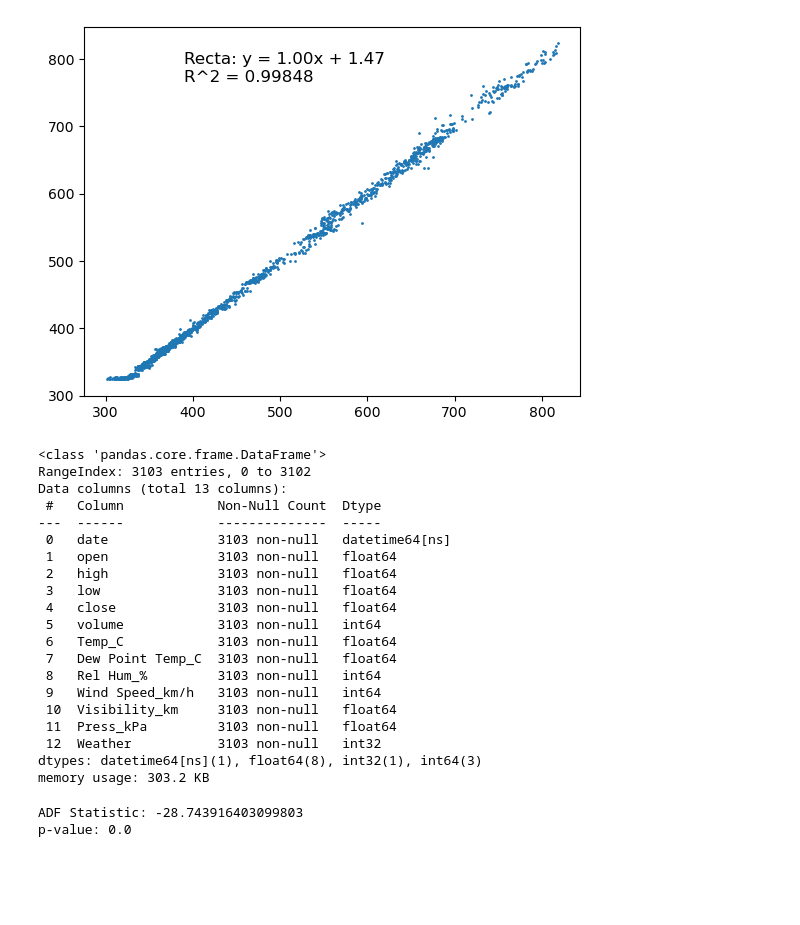
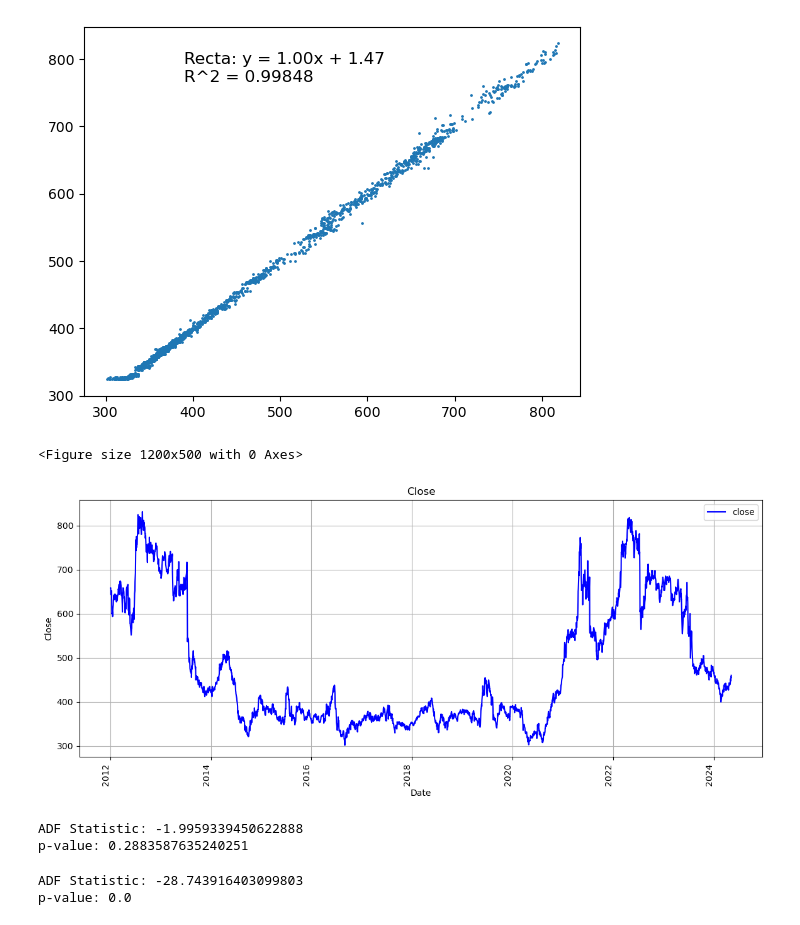
Before and after one commit to Rosma28/CA3_Strategic_Thinking, a Jupyter notebook: CA3_Capstone Project Report 2024017 Rosemary.ipynb, the cells around one changed output. Cells and saved outputs as stored; diff of their text form; code cells hidden in the pictures; blank space fills up the shorter version.

```diff
--- a/CA3_Capstone Project Report 2024017 Rosemary.ipynb
+++ b/CA3_Capstone Project Report 2024017 Rosemary.ipynb
@@ -546,28 +546,29 @@ Sarima = Sarima[Sarima.date >= '2012-01-01'].reset_index(drop=True)
 le=LabelEncoder()
 Sarima["Weather"] = le.fit_transform(Sarima["Weather"])
 # %%
-Sarima.info()
+# Visualize close
+plt.figure(figsize=[12, 5]); # Set dimensions for figure
+Sarima.plot(x = 'date', y = 'close', figsize = (14, 6), color = 'b')   #
+plt.title('Close')
+plt.ylabel('Close')
+plt.xlabel('Date')
+plt.xticks(rotation = 90)
+plt.grid(True)
+plt.show()
 # %% [output]
-<class 'pandas.core.frame.DataFrame'>
-RangeIndex: 3103 entries, 0 to 3102
-Data columns (total 13 columns):
- #   Column            Non-Null Count  Dtype
----  ------            --------------  -----
- 0   date              3103 non-null   datetime64[ns]
- 1   open              3103 non-null   float64
- 2   high              3103 non-null   float64
- 3   low               3103 non-null   float64
- 4   close             3103 non-null   float64
- 5   volume            3103 non-null   int64
- 6   Temp_C            3103 non-null   float64
- 7   Dew Point Temp_C  3103 non-null   float64
- 8   Rel Hum_%         3103 non-null   int64
- 9   Wind Speed_km/h   3103 non-null   int64
- 10  Visibility_km     3103 non-null   float64
- 11  Press_kPa         3103 non-null   float64
- 12  Weather           3103 non-null   int32
-dtypes: datetime64[ns](1), float64(8), int32(1), int64(3)
-memory usage: 303.2 KB
+<Figure size 1200x500 with 0 Axes>
+[figure, added]
+# %%
+from statsmodels.tsa.stattools import adfuller
+# Augmented Dickey-Fuller test (ADF Test)
+ad_fuller_result = adfuller(Sarima['close'])
+
+# Display the outcome of Augmented Dicky-Fuller Test
+print(f'ADF Statistic: {ad_fuller_result[0]}')
+print(f'p-value: {ad_fuller_result[1]}')
+# %% [output]
+ADF Statistic: -1.9959339450622888
+p-value: 0.2883587635240251
 # %%
 Sarima = Sarima
 # Ensure 'close' column exists and drop NaN values
```
Also changed, not shown: parts of 18 cells of this notebook.
